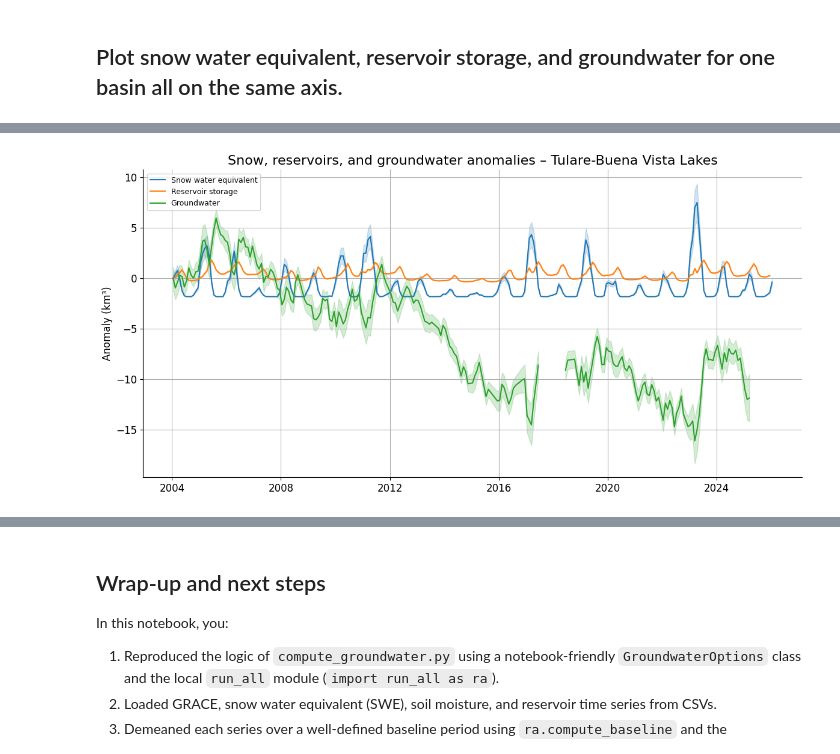
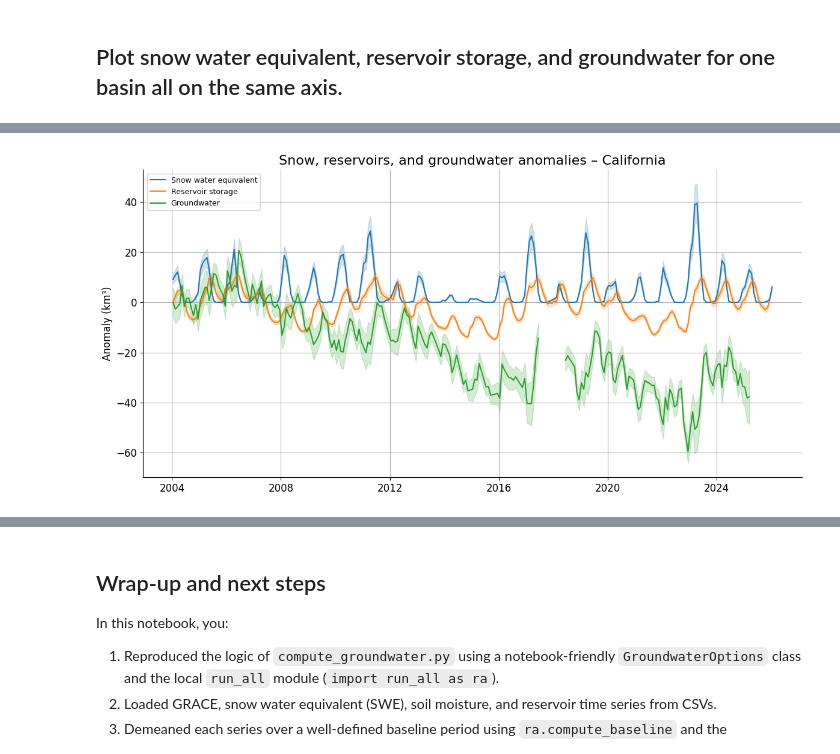
Before and after one commit to NASA-GRACE/GRACE-California-Groundwater, a Jupyter notebook: compute_groundwater_notebook.ipynb, the cells around one changed output, grey strips where cells are left out. Cells and saved outputs as stored; diff of their text form; code cells hidden in the pictures.

Commit message:
Modified Jupyter notebook so that SWE curve (and ONLY SWE curve) is shifted up in the plot so that its minimum value is exactly zero.

```diff
--- a/compute_groundwater_notebook.ipynb
+++ b/compute_groundwater_notebook.ipynb
@@ -1318,7 +1318,7 @@ def plot_with_uncertainty_generic(
     Line + ±1σ band for a generic value/error DataFrame.
     """
     line = ax.plot(df.index, df[value_col], label=label, color=color_line)[0]
-    c = line.get_color() if color_line is None else color_line
+    c    = line.get_color() if color_line is None else color_line
 
     ax.fill_between(
         df.index,
@@ -1338,6 +1338,7 @@ def plot_with_uncertainty_generic_split_gaps(
     value_col: str = "value",
     error_col: str = "error",
     color_line=None,
+    shift_to_zero: bool = False,
 ):
     """
     Like plot_with_uncertainty_generic(), but optionally splits line/band at gaps > gap_threshold.
@@ -1351,6 +1352,12 @@ def plot_with_uncertainty_generic_split_gaps(
     if dfv.empty:
         return
 
+    if shift_to_zero:
+        offset = float(dfv[value_col].min())
+        dfv = dfv.copy()
+        dfv[value_col] = dfv[value_col] - offset
+        # Uncertainty does not change under a constant shift.
+
     # No splitting -> original behavior
     if gap_threshold is None:
         plot_with_uncertainty_generic(
@@ -1359,13 +1366,13 @@ def plot_with_uncertainty_generic_split_gaps(
         return
 
     idx_sorted = dfv.index.sort_values()
-    diffs = idx_sorted.to_series().diff()
-    break_idx = np.where(diffs > gap_threshold)[0]
+    diffs      = idx_sorted.to_series().diff()
+    break_idx  = np.where(diffs > gap_threshold)[0]
     boundaries = list(break_idx) + [len(idx_sorted)]
 
-    start = 0
-    first = True
-    color = color_line
+    start      = 0
+    first      = True
+    color      = color_line
 
     for stop in boundaries:
         seg_idx = idx_sorted[start:stop]
@@ -1461,6 +1468,7 @@ else:
                 value_col="value",
                 error_col="error",
                 color_line=basin_color.get(basin_name),
+                shift_to_zero=(comp == "swe"),
             )
 
         ax.set_ylabel(y_label)
@@ -1508,7 +1516,7 @@ if split_gaps is not None:
 
 # --- User choice of ['California', 'Sacramento', 'San Joaquin', 'Tulare-Buena Vista Lakes'] ---
 # UNCOMMENT THIS LINE IF YOU WANT TO OVERRIDE THE chosen_basin THAT IS SPECIFIED ABOVE!
-# chosen_basin = "Sacramento"  # <-- change this (must match one of the above options.valid_basins)
+chosen_basin = "California"  # <-- change this (must match one of the above options.valid_basins)
 
 # --- Validate basin selection ---
 if chosen_basin not in options.valid_basins:
@@ -1558,6 +1566,7 @@ else:
             value_col="value",
             error_col="error",
             color_line=None,  # let matplotlib cycle colors
+            shift_to_zero=(comp == "swe"),
         )
 
     ax.set_title(f"Snow, reservoirs, and groundwater anomalies – {chosen_basin}", fontsize=options.title_font)
@@ -1580 +1589 @@ logging.info("Done.")
-[figure, old version]
+[figure, new version]
```
Also changed, not shown: parts of 2 cells of this notebook.
